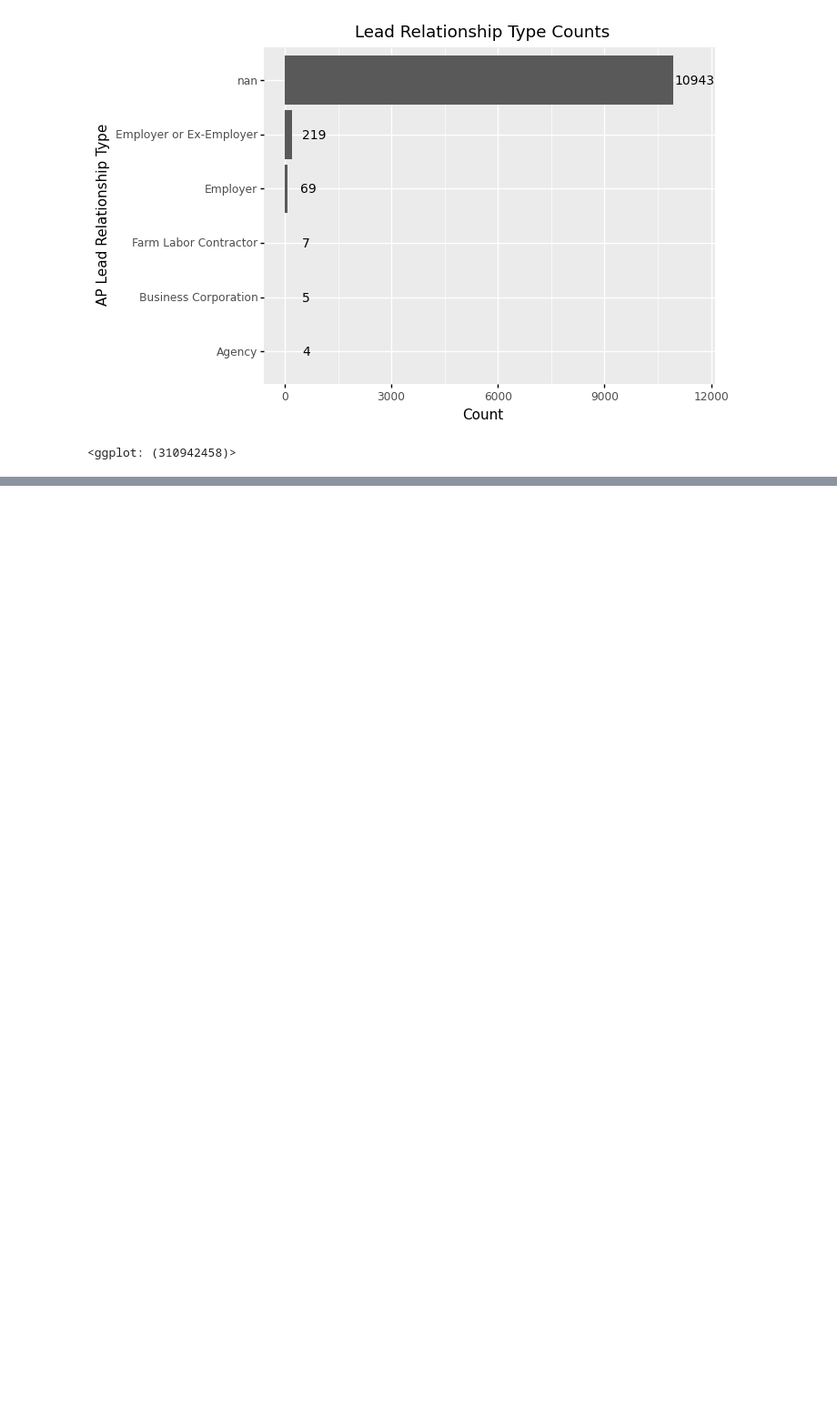
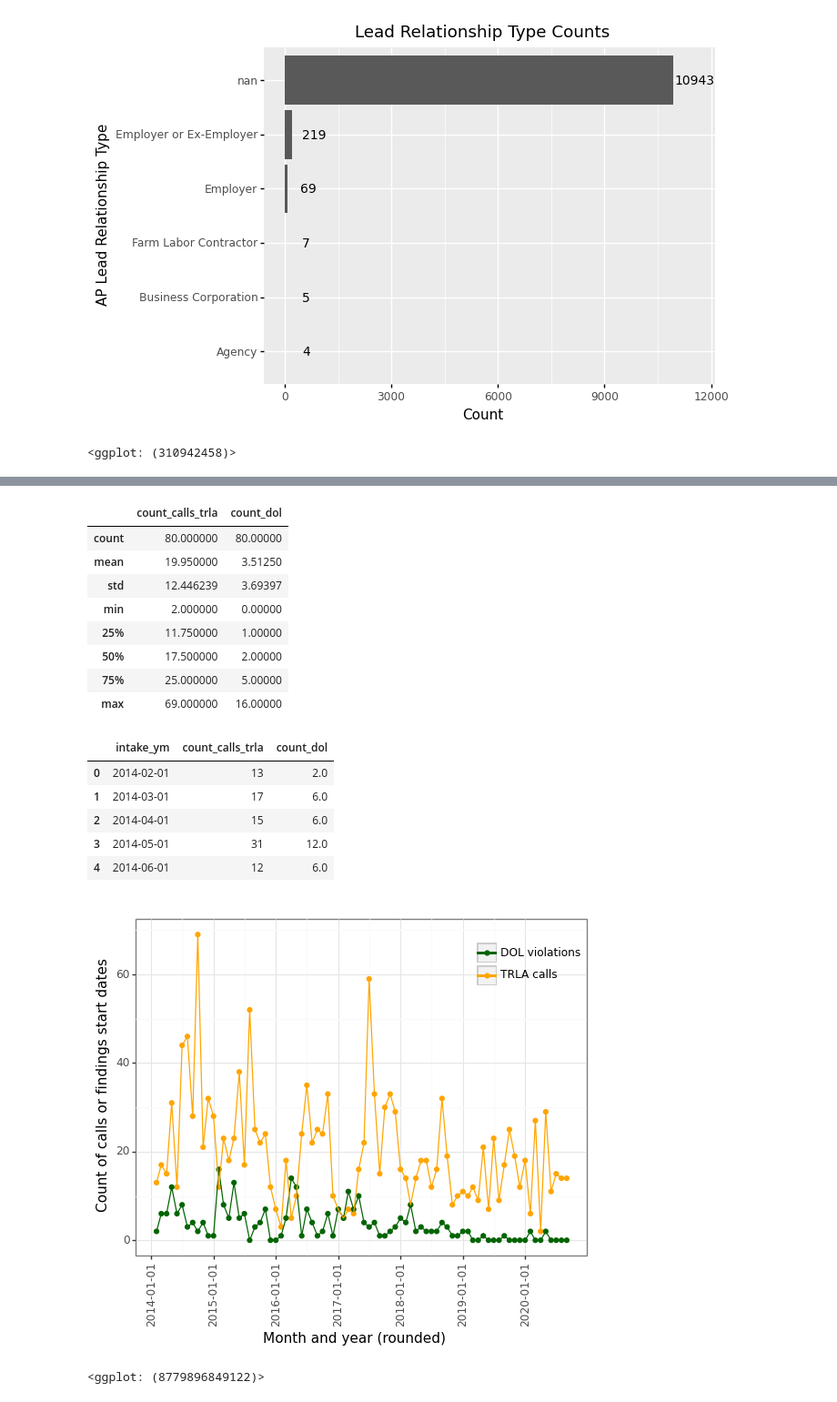
Before and after one commit to rebeccajohnson88/qss20_s21_proj, a Jupyter notebook: code/05_trla_intake_exploration.ipynb, the cells around one changed output, grey strips where cells are left out. Shown: that part at 91% size. Saved outputs shown, nothing was run; the diff lists cells and outputs as text; code cells hidden in the pictures; blank space fills up the shorter version.

```diff
--- a/code/05_trla_intake_exploration.ipynb
+++ b/code/05_trla_intake_exploration.ipynb
@@ -9,10 +13,12 @@ import numpy as np
 # %%
-file_location = '../../qss20_finalproj_rawdata/summerwork/raw/Adverse_Parties_FW_TRLA.xlsx'
+data_dir = '../../qss20_finalproj_rawdata/summerwork/raw/'
+file_location = data_dir + "Adverse_Parties_FW_TRLA.xlsx"
 
 intake = pd.read_excel(file_location)
 
 print(intake.shape)
 intake.head()
+intake.columns
 # %% [output]
 (11247, 31)
 |  | CaseID/Lead Case # | Case # | Case Disposition | Intake Date | Date Opened | Date Closed | ... |
@@ -133,0 +254,14 @@ ggplot(lead_relat_counts, aes(x = 'AP Lead Relationship Type', y = 'Count')) + \
+# %%
+
+## load whishard
+trla_catchment = ['TX', 'MS', 'LA', 'KY', 'AL','TN']
+whd_intake = pd.read_csv(data_dir + "whd_whisard.csv")
+whd_intake['intake_ym'] = pd.to_datetime(whd_intake.findings_start_date,
+                                        errors = "coerce").astype('datetime64[M]')
+whd_h2a_trla = whd_intake[(whd_intake.h2a_violtn_cnt > 0) &
+                         (whd_intake.st_cd.isin(trla_catchment))].copy()
+whd_h2a_trla.head()
+
+## same agg
+unique_dol_bymonth = whd_h2a_trla.groupby(['intake_ym']).agg({'case_id': lambda x: len(x.unique())}).reset_index()
+unique_dol_bymonth.columns = ['intake_ym', 'count_dol']
@@ -133,0 +276,59 @@ ggplot(lead_relat_counts, aes(x = 'AP Lead Relationship Type', y = 'Count')) + \
+# %%
+## create months dataset to left join to in case either missing months
+all_months = pd.DataFrame({'intake_ym': pd.date_range('2014-02-01',
+                           end = '2020-09-01',
+                           freq='MS')})
+
+## left join trla
+all_m_trla = pd.merge(all_months,
+                     unique_calls_bymonth,
+                     on = "intake_ym",
+                     how = "left")
+
+all_m_trla['count_calls_trla'].fillna(0, inplace = True)
+all_m_both = pd.merge(all_m_trla,
+                     unique_dol_bymonth,
+                     on = 'intake_ym',
+                     how = "left")
+all_m_both['count_dol'].fillna(0, inplace = True)
+all_m_both.describe()
+
+## melt to longform
+all_m_both.head()
+all_m_both_long = pd.melt(all_m_both, id_vars = 'intake_ym')
+all_m_both_long['type'] = np.where(all_m_both_long.variable.str.contains("trla"),
+                                  "TRLA calls",
+                                  "DOL violations")
+
+(ggplot(all_m_both_long, aes(x = 'intake_ym',
+                            y = 'value',
+                            group = 'type',
+                            color = 'type')) +
+geom_point() +
+theme_bw() +
+labs(color = "") +
+xlab("Month and year (rounded)") +
+ylab("Count of calls or findings start dates") +
+theme(axis_text_x = element_text(angle = 90),
+     legend_position = (0.8, 0.8),
+     legend_background = element_blank()) +
+scale_color_manual(values = ('darkgreen', 'orange')) +
+geom_line())
+# %% [output]
+|  | count_calls_trla | count_dol |
+| count | 80.000000 | 80.00000 |
+| mean | 19.950000 | 3.51250 |
+| std | 12.446239 | 3.69397 |
+| min | 2.000000 | 0.00000 |
+| 25% | 11.750000 | 1.00000 |
+| 50% | 17.500000 | 2.00000 |
+| 75% | 25.000000 | 5.00000 |
+| max | 69.000000 | 16.00000 |
+|  | intake_ym | count_calls_trla | count_dol |
+| 0 | 2014-02-01 | 13 | 2.0 |
+| 1 | 2014-03-01 | 17 | 6.0 |
+| 2 | 2014-04-01 | 15 | 6.0 |
+| 3 | 2014-05-01 | 31 | 12.0 |
+| 4 | 2014-06-01 | 12 | 6.0 |
+[figure, added]
+<ggplot: (8779896849122)>
```
Also changed, not shown: parts of 9 cells of this notebook.
